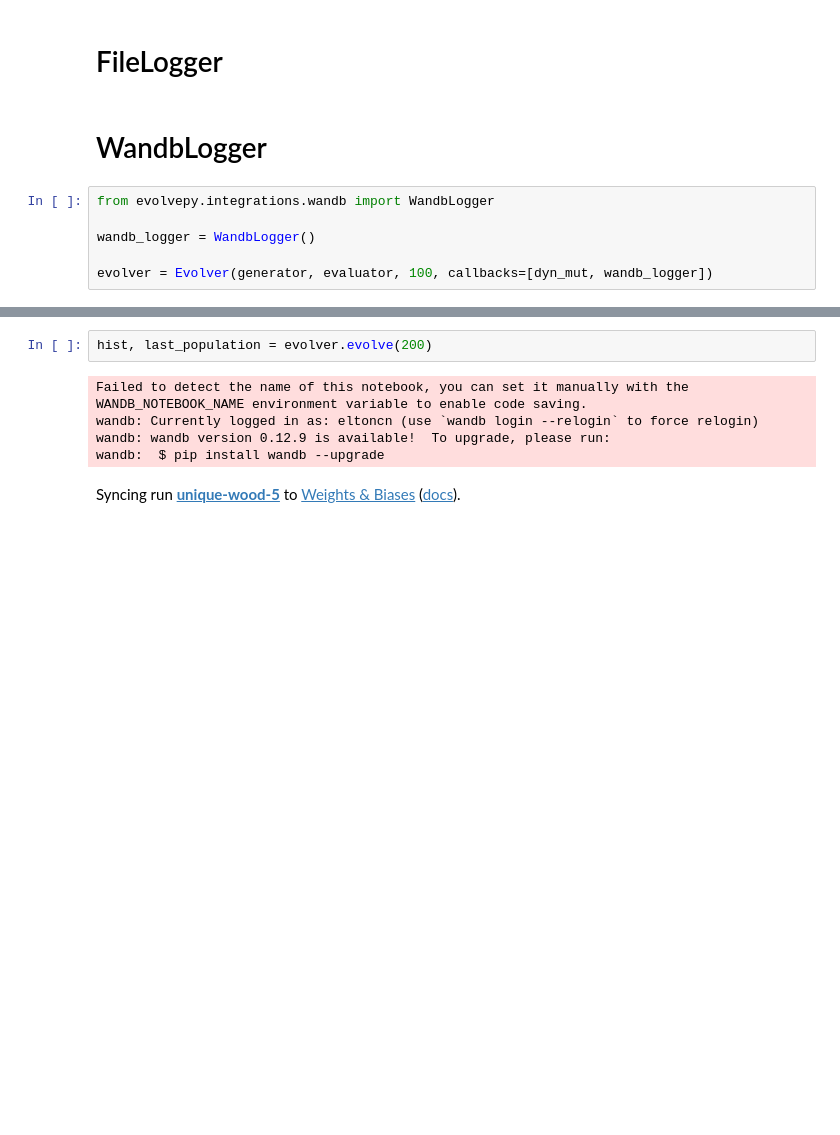
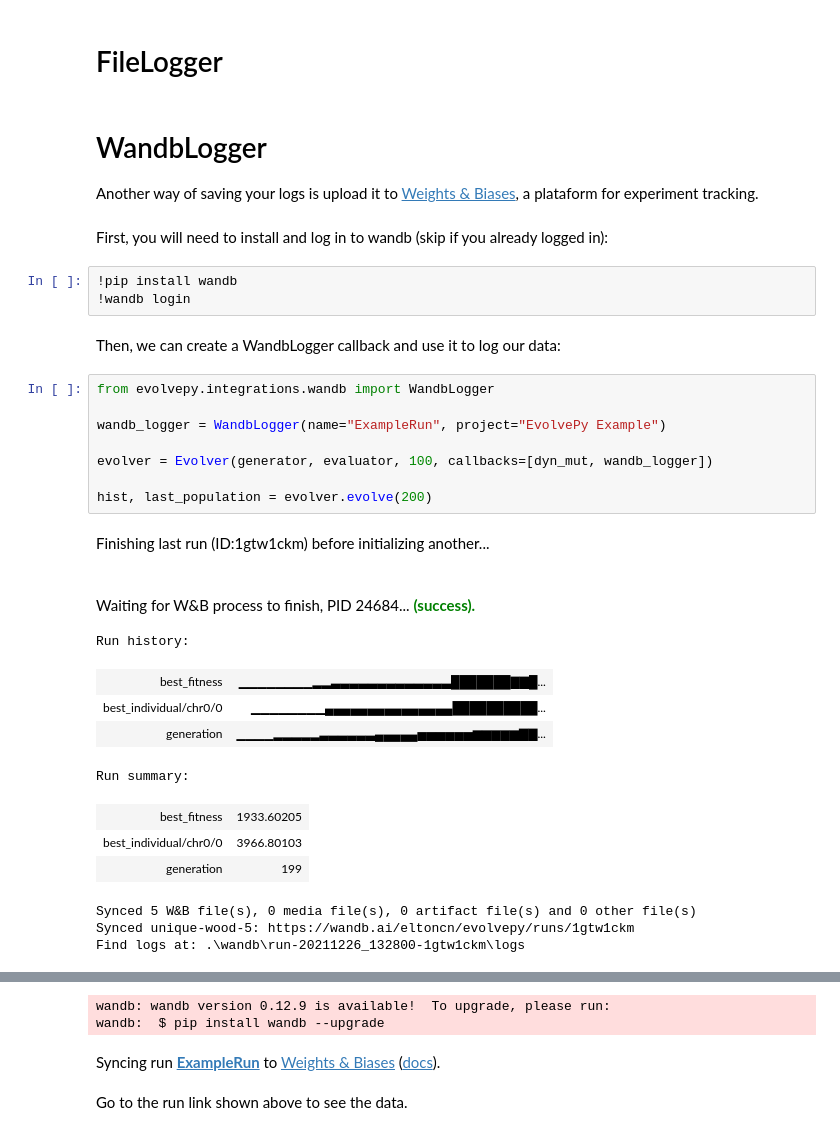
Before and after one commit to EltonCN/evolvepy, a Jupyter notebook: examples/4 - Logger.ipynb, the cells around one changed output, grey strips where cells are left out. Drawn from its saved outputs; the diff is of its cells as text; blank space fills up the shorter version.

Commit message:
Descrito exemplo com o WandbLogger

```diff
--- a/examples/4 - Logger.ipynb
+++ b/examples/4 - Logger.ipynb
@@ -141,11 +141,36 @@ plt.show()
 ![](Example4-Figure1.jpg)
 # %% [markdown]
 # FileLogger
-# %% [markdown]
-# WandbLogger
+# %% [markdown]
+# WandbLogger
+
+Another way of saving your logs is upload it to [Weights & Biases](https://wandb.ai/site), a plataform for experiment tracking.
+# %% [markdown]
+First, you will need to install and log in to wandb (skip if you already logged in):
+# %%
+!pip install wandb
+!wandb login
+# %% [markdown]
+Then, we can create a WandbLogger callback and use it to log our data:
 # %%
 from evolvepy.integrations.wandb import WandbLogger
 
-wandb_logger = WandbLogger()
+wandb_logger = WandbLogger(name="ExampleRun", project="EvolvePy Example")
 
 evolver = Evolver(generator, evaluator, 100, callbacks=[dyn_mut, wandb_logger])
+
+hist, last_population = evolver.evolve(200)
+# %% [output]
+Finishing last run (ID:1gtw1ckm) before initializing another...
+Waiting for W&B process to finish, PID 24684... (success).
+Run history:
+| best_fitness | ▁▁▁▁▁▁▁▁▂▂▃▃▃▃▃▃▃▃▃▃▃▃▃███████▇▇█... |
+| best_individual/chr0/0 | ▁▁▁▁▁▁▁▁▄▄▄▄▄▄▄▄▄▄▄▄▄▄▄██████████... |
+| generation | ▁▁▁▁▂▂▂▂▂▃▃▃▃▃▃▄▄▄▄▄▅▅▅▅▅▅▆▆▆▆▆▇▇... |
+Run summary:
+| best_fitness | 1933.60205 |
+| best_individual/chr0/0 | 3966.80103 |
+| generation | 199 |
+Synced 5 W&B file(s), 0 media file(s), 0 artifact file(s) and 0 other file(s)
+Synced unique-wood-5: https://wandb.ai/eltoncn/evolvepy/runs/1gtw1ckm
+Find logs at: .\wandb\run-20211226_132800-1gtw1ckm\logs
@@ -152,8 +178,5 @@ evolver = Evolver(generator, evaluator, 100, callbacks=[dyn_mut, wandb_logger])
+wandb: wandb version 0.12.9 is available!  To upgrade, please run:
+wandb:  $ pip install wandb --upgrade
+Syncing run ExampleRun to Weights & Biases (docs).
-# %%
-hist, last_population = evolver.evolve(200)
-# %% [output]
-Failed to detect the name of this notebook, you can set it manually with the WANDB_NOTEBOOK_NAME environment variable to enable code saving.
-wandb: Currently logged in as: eltoncn (use `wandb login --relogin` to force relogin)
-wandb: wandb version 0.12.9 is available!  To upgrade, please run:
-wandb:  $ pip install wandb --upgrade
-Syncing run unique-wood-5 to Weights & Biases (docs).
+# %% [markdown]
+Go to the run link shown above to see the data.
```
Also changed, not shown: parts of 1 cell of this notebook.
